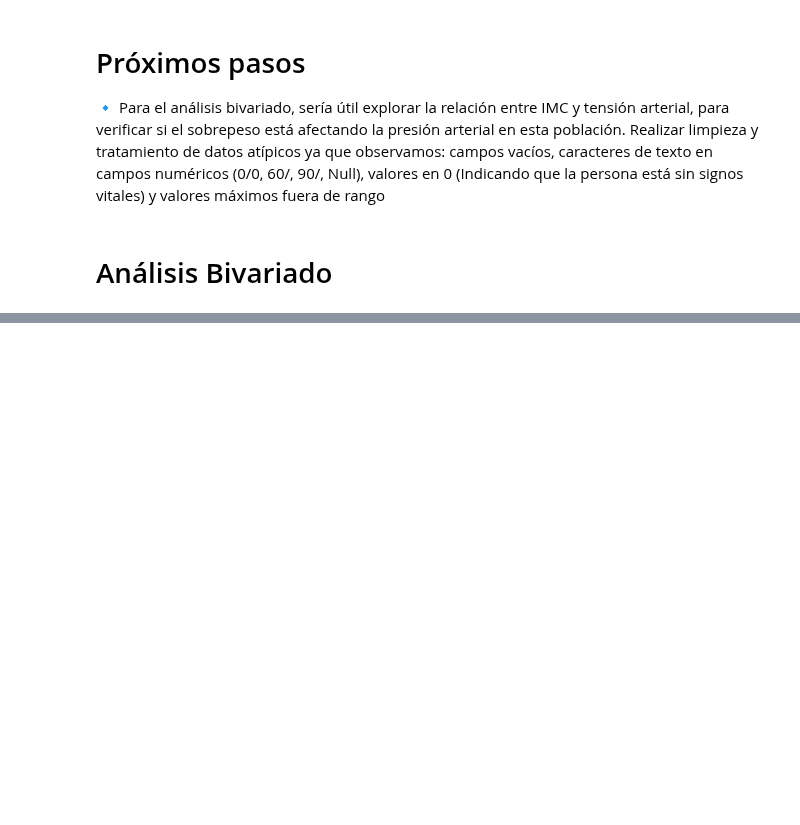
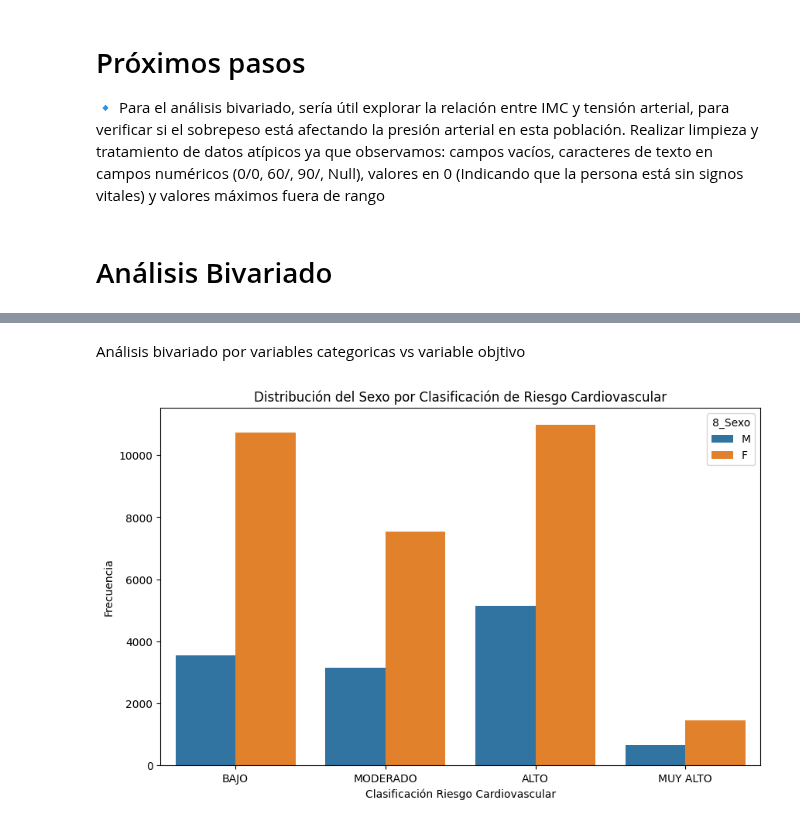
Before and after one commit to edgo1688/MIAA-ICESI, a Jupyter notebook: Analisis de datos l/Grupo_2_Taller_3_Analisis_Bivariado.ipynb, the cells around one changed output, grey strips where cells are left out. Cells and saved outputs as stored; diff of their text form; code cells hidden in the pictures; blank space fills up the shorter version.

```diff
--- a/Analisis de datos l/Grupo_2_Taller_3_Analisis_Bivariado.ipynb
+++ b/Analisis de datos l/Grupo_2_Taller_3_Analisis_Bivariado.ipynb
@@ -301,0 +356,12 @@ Realizar limpieza y tratamiento de datos atípicos ya que observamos: campos vac
+# %% [markdown]
+Análisis bivariado por variables categoricas vs variable objtivo
+# %%
+# Graficar la distribución de 'Sexo' por 'CLASIFICACION FINAL DEL RIESGO'
+plt.figure(figsize=(10,6))
+sns.countplot(x='CLASIFICACION FINAL DEL RIESGO', hue='8_Sexo', data=df)
+plt.title('Distribución del Sexo por Clasificación de Riesgo Cardiovascular')
+plt.xlabel('Clasificación Riesgo Cardiovascular')
+plt.ylabel('Frecuencia')
+plt.show()
+# %% [output]
+[figure, added]
```
Also changed, not shown: parts of 6 cells of this notebook.
